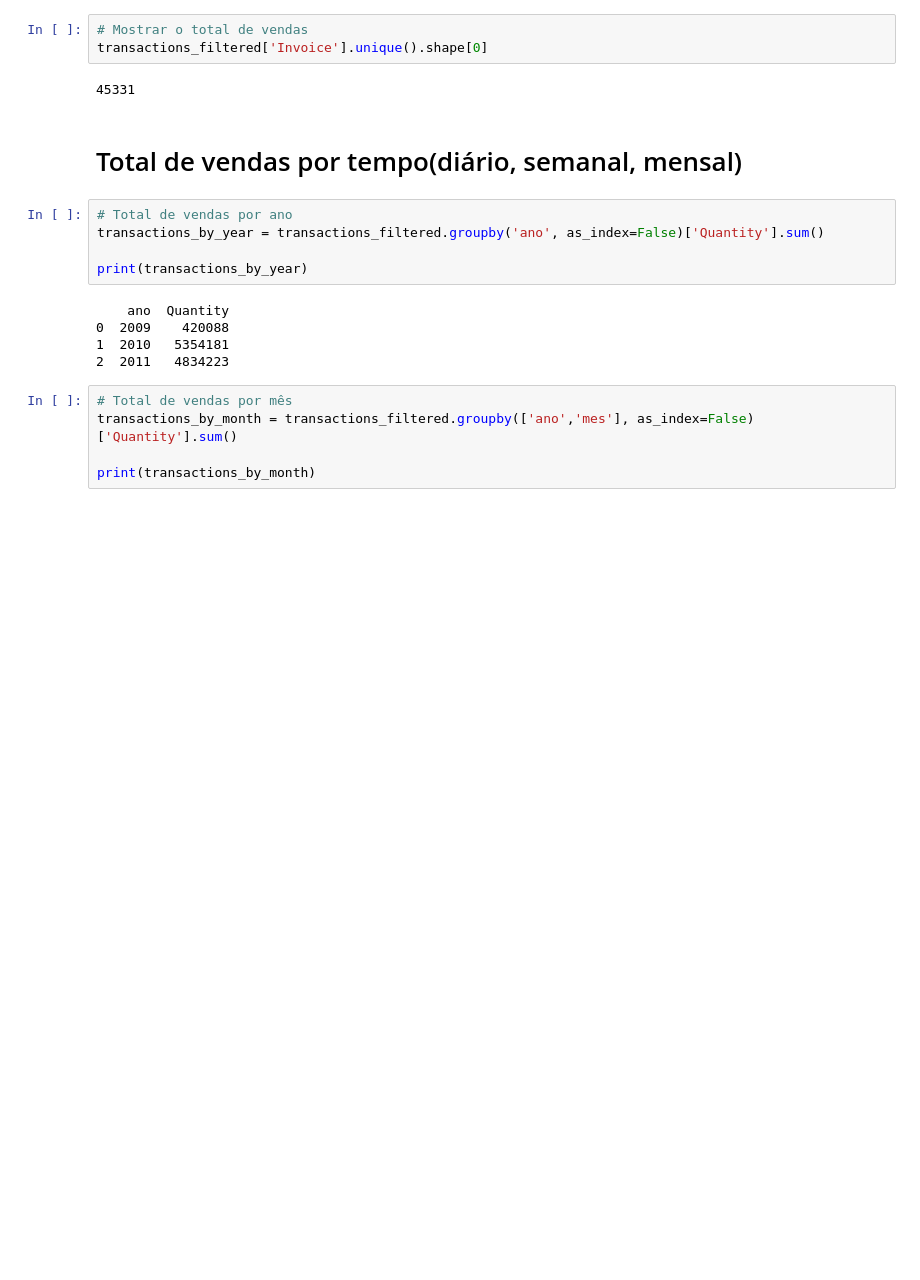
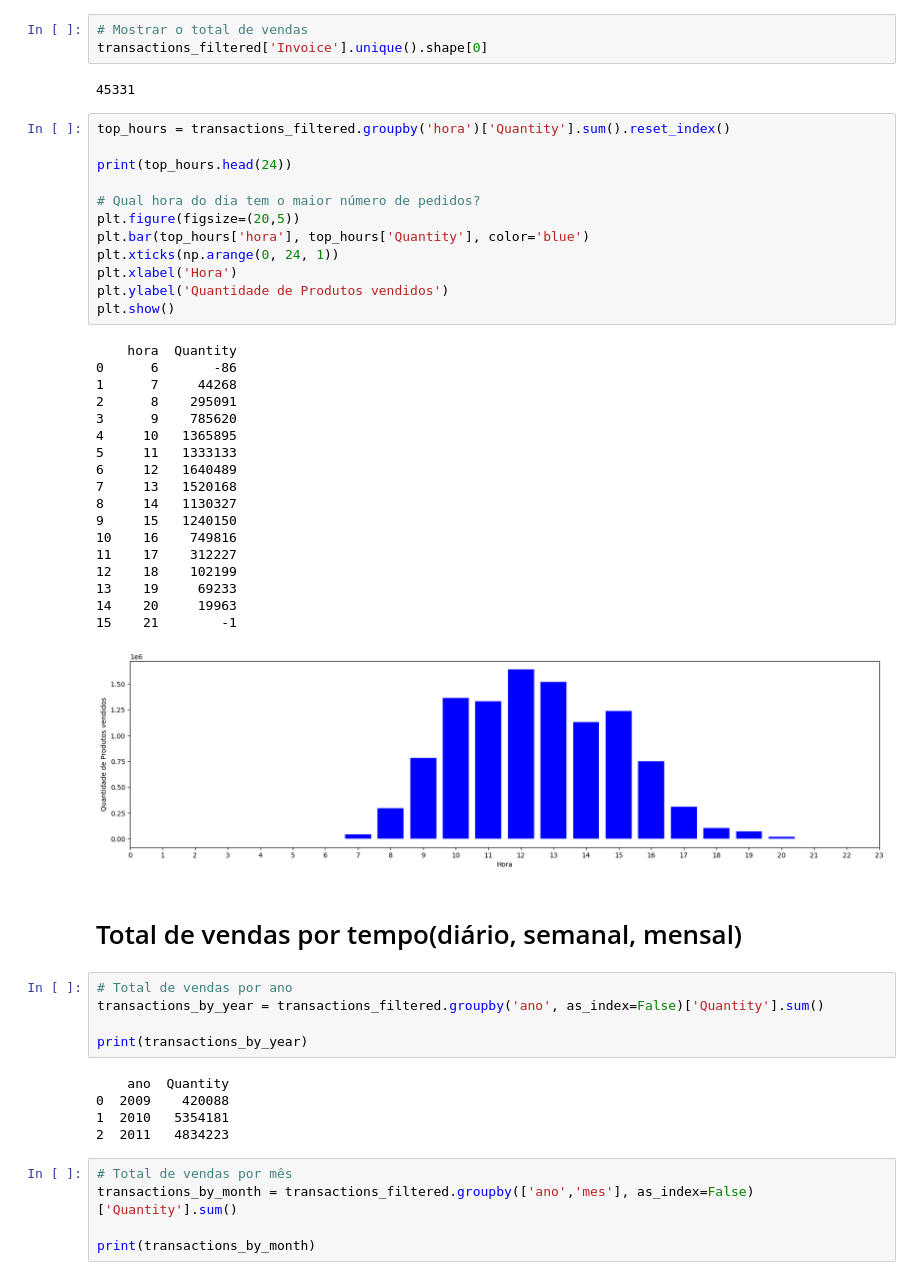
Before and after one commit to nickmorche/online_retail_data_analysis, a Jupyter notebook: data_analysis.ipynb, the cells around one changed output. Cells and saved outputs as stored; diff of their text form; blank space fills up the shorter version.

```diff
--- a/data_analysis.ipynb
+++ b/data_analysis.ipynb
@@ -125,6 +130,37 @@ print(top_products.head(10))
 transactions_filtered['Invoice'].unique().shape[0]
 # %% [output]
 45331
+# %%
+top_hours = transactions_filtered.groupby('hora')['Quantity'].sum().reset_index()
+
+print(top_hours.head(24))
+
+# Qual hora do dia tem o maior número de pedidos?
+plt.figure(figsize=(20,5))
+plt.bar(top_hours['hora'], top_hours['Quantity'], color='blue')
+plt.xticks(np.arange(0, 24, 1))
+plt.xlabel('Hora')
+plt.ylabel('Quantidade de Produtos vendidos')
+plt.show()
+# %% [output]
+    hora  Quantity
+0      6       -86
+1      7     44268
+2      8    295091
+3      9    785620
+4     10   1365895
+5     11   1333133
+6     12   1640489
+7     13   1520168
+8     14   1130327
+9     15   1240150
+10    16    749816
+11    17    312227
+12    18    102199
+13    19     69233
+14    20     19963
+15    21        -1
+[figure, added]
 # %% [markdown]
 # Total de vendas por tempo(diário, semanal, mensal)
 # %%
```
Also changed, not shown: parts of 6 cells of this notebook.
